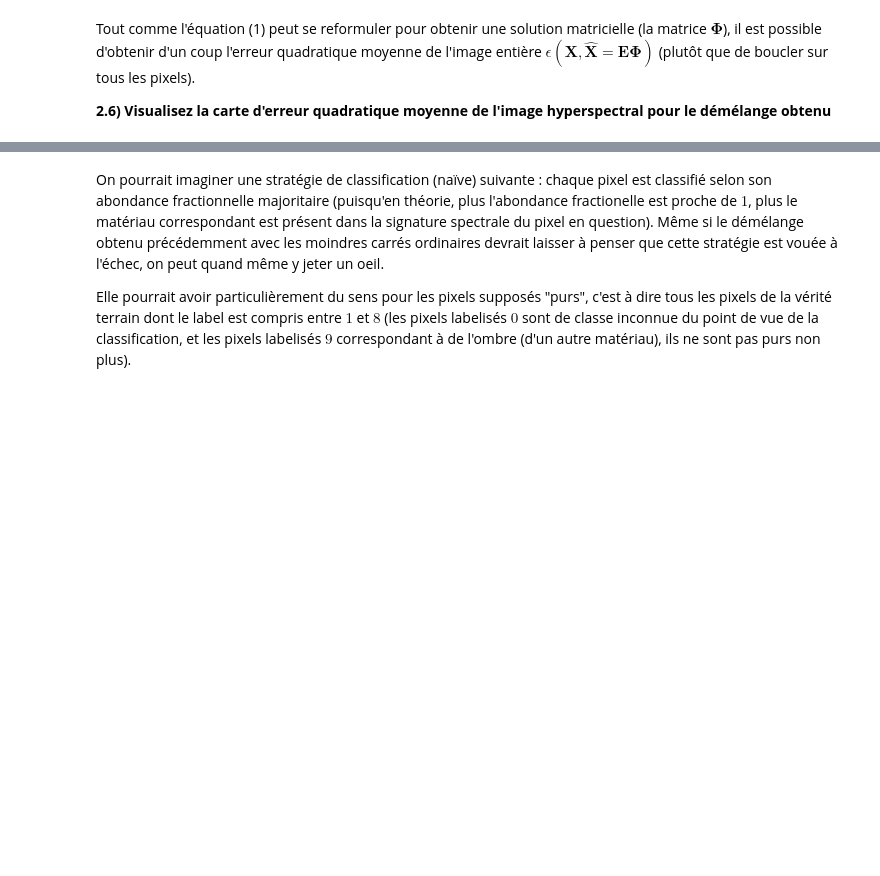
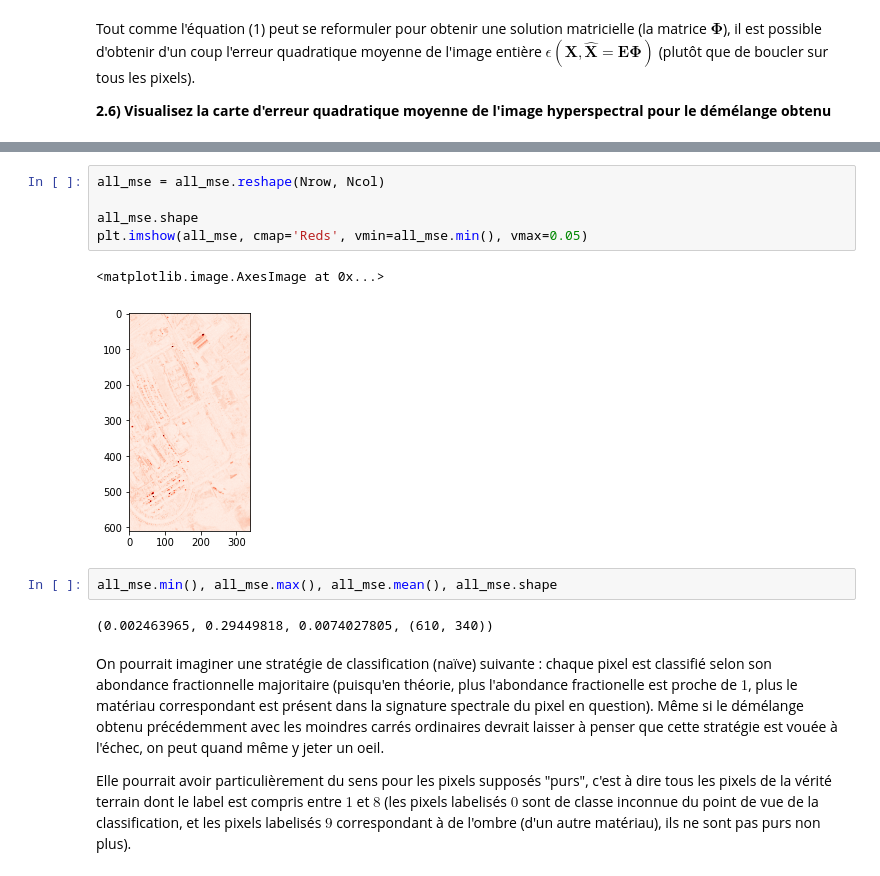
Before and after one commit to Li0nMo0se/spectral_unmixing, a Jupyter notebook: Main.ipynb, the cells around one changed output, grey strips where cells are left out. Drawn from its saved outputs; the diff is of its cells as text; blank space fills up the shorter version.

```diff
--- a/Main.ipynb
+++ b/Main.ipynb
@@ -296,3 +315,15 @@ X_back.shape
+# %%
+all_mse = all_mse.reshape(Nrow, Ncol)
+
+all_mse.shape
+plt.imshow(all_mse, cmap='Reds', vmin=all_mse.min(), vmax=0.05)
+# %% [output]
+<matplotlib.image.AxesImage at 0x...>
+[figure, added]
+# %%
+all_mse.min(), all_mse.max(), all_mse.mean(), all_mse.shape
+# %% [output]
+(0.002463965, 0.29449818, 0.0074027805, (610, 340))
 # %% [markdown]
 On pourrait imaginer une stratégie de classification (naïve) suivante : chaque pixel est classifié selon son abondance fractionnelle majoritaire (puisqu'en théorie, plus l'abondance fractionelle est proche de $1$, plus le matériau correspondant est présent dans la signature spectrale du pixel en question). Même si le démélange obtenu précédemment avec les moindres carrés ordinaires devrait laisser à penser que cette stratégie est vouée à l'échec, on peut quand même y jeter un oeil.
 
```
Also changed, not shown: parts of 19 cells of this notebook.
